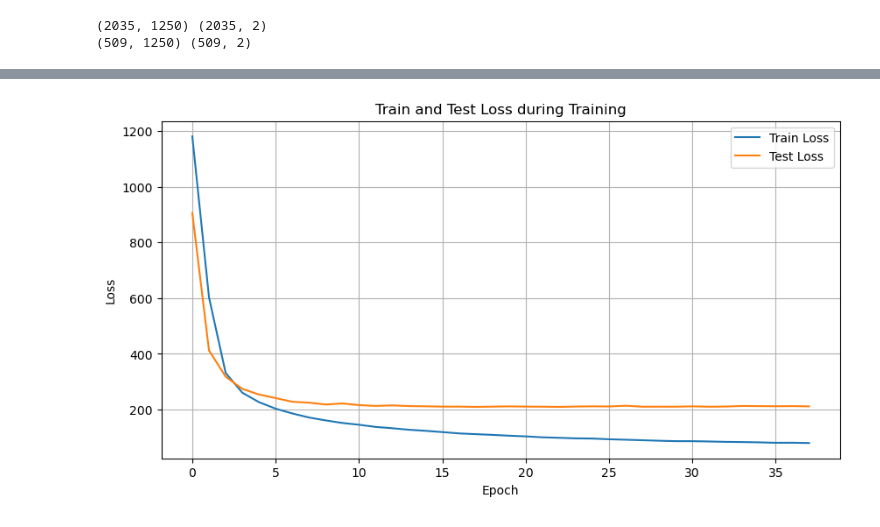
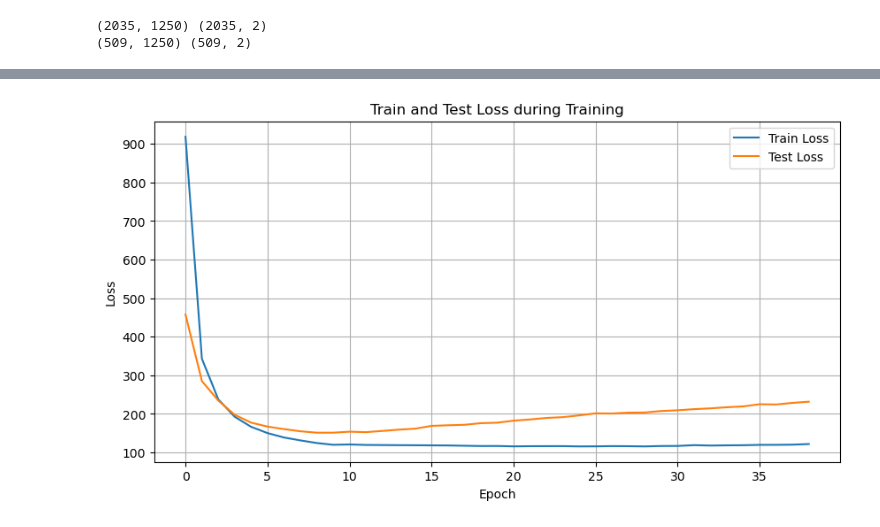
Before and after one commit to phucnguyenhoank/giua_ky_final, a Jupyter notebook: t2.ipynb, the cells around one changed output, grey strips where cells are left out. Saved outputs shown, nothing was run; the diff lists cells and outputs as text; code cells hidden in the pictures.

```diff
--- a/t2.ipynb
+++ b/t2.ipynb
@@ -392,10 +407,13 @@ class CVAE(nn.Module):
 def loss_function(x_recon, x, mean, logvar, beta=2):
     mse = F.mse_loss(x_recon, x, reduction='sum')
     kl = -0.5 * torch.sum(1 + logvar - mean.pow(2) - logvar.exp())
-    return mse + beta * kl
+    return mse + beta * kl, mse, kl, beta
 # %%
 from torch.utils.data import DataLoader, TensorDataset
+import torch
+import matplotlib.pyplot as plt
 
+# Giả sử X_train, C_train, X_test, C_test đã được định nghĩa
 # Chuyển thành tensor
 X_train_tensor = torch.FloatTensor(X_train)
 C_train_tensor = torch.FloatTensor(C_train)
@@ -410,7 +428,8 @@ test_dataset = TensorDataset(X_test_tensor, C_test_tensor)
 test_loader = DataLoader(test_dataset, batch_size=32, shuffle=False)
 
 # Khởi tạo mô hình và optimizer
-cvae = CVAE()
+latent_dim = 32
+cvae = CVAE(input_dim=segment_length, condition_dim=2, latent_dim=latent_dim)
 optimizer = torch.optim.Adam(cvae.parameters(), lr=1e-3)
 
 # Danh sách lưu loss
@@ -419,37 +438,65 @@ test_losses = []
 best_test_loss = float('inf')
 best_model_path = 'best_cvae_model.pth'
 
-# Huấn luyện
+# Cài đặt cho KL annealing
 num_epochs = 500
-patience = 20
+warmup_epochs = 10      # Số epoch warm-up (beta = 0 trong giai đoạn warm-up)
+anneal_duration = 40    # Số epoch tăng beta từ 0 đến 1 sau warm-up
+patience = 30
 no_improve = 0
+
 for epoch in range(num_epochs):
+    # Tính beta dựa trên KL annealing với warm-up
+    if epoch < warmup_epochs:
+        beta_val = 0.0
+    else:
+        beta_val = min(1.0, (epoch - warmup_epochs + 1) / anneal_duration)
+
     # Huấn luyện trên tập train
     cvae.train()
     total_train_loss = 0
+    total_train_kl_loss = 0
+    total_train_mse_loss = 0
+
     for x, condition in train_loader:
         x_recon, mean, logvar = cvae(x, condition)
-        loss = loss_function(x_recon, x, mean, logvar, beta=0.5)
+        # Giả sử loss_function trả về (loss, mse, kl, beta)
+        loss, mse, kl, beta_out = loss_function(x_recon, x, mean, logvar, beta=beta_val)
 
         optimizer.zero_grad()
         loss.backward()
         optimizer.step()
+
         total_train_loss += loss.item()
+        total_train_kl_loss += kl.item()
+        total_train_mse_loss += mse.item()
 
     avg_train_loss = total_train_loss / len(train_loader.dataset)
+    avg_train_kl_loss = total_train_kl_loss / len(train_loader.dataset)
+    avg_train_mse_loss = total_train_mse_loss / len(train_loader.dataset)
     train_losses.append(avg_train_loss)
+    if (epoch + 1) % 10 == 0:
+        print(f"Epoch {epoch+1}, Train Loss: {avg_train_loss:.4f}, MSE: {avg_train_mse_loss:.4f}, KL: {avg_train_kl_loss:.4f}, Beta: {beta_val:.4f}")
 
     # Đánh giá trên tập test
     cvae.eval()
     total_test_loss = 0
+    total_test_kl_loss = 0
+    total_test_mse_loss = 0
     with torch.no_grad():
         for x, condition in test_loader:
             x_recon, mean, logvar = cvae(x, condition)
-            loss = loss_function(x_recon, x, mean, logvar, beta=0.5)
+            loss, mse, kl, beta_out = loss_function(x_recon, x, mean, logvar, beta=beta_val)
             total_test_loss += loss.item()
+            total_test_kl_loss += kl.item()
+            total_test_mse_loss += mse.item()
 
     avg_test_loss = total_test_loss / len(test_loader.dataset)
+    avg_test_kl_loss = total_test_kl_loss / len(test_loader.dataset)
+    avg_test_mse_loss = total_test_mse_loss / len(test_loader.dataset)
     test_losses.append(avg_test_loss)
+    if (epoch + 1) % 10 == 0:
+        print(f"Epoch {epoch+1}, Test Loss: {avg_test_loss:.4f}, MSE: {avg_test_mse_loss:.4f}, KL: {avg_test_kl_loss:.4f}")
 
     # Lưu mô hình tốt nhất dựa trên test loss
     if avg_test_loss < best_test_loss:
@@ -464,10 +511,10 @@ for epoch in range(num_epochs):
         break
 
     if (epoch + 1) % 10 == 0:
-        print(f"Epoch {epoch+1}, Train Loss: {avg_train_loss:.4f}, Test Loss: {avg_test_loss:.4f}")
+        print(f"--- Epoch {epoch+1}: Train Loss: {avg_train_loss:.4f}, Test Loss: {avg_test_loss:.4f}")
 
 # Đọc lại mô hình tốt nhất
-cvae_loaded = CVAE()
+cvae_loaded = CVAE(input_dim=segment_length, condition_dim=2, latent_dim=latent_dim)
 cvae_loaded.load_state_dict(torch.load(best_model_path))
 cvae_loaded.eval()
 
@@ -488,5 +541,5 @@ Epoch 30, Train Loss: 87.0125, Test Loss: 210.6632
 Early stopping triggered!
-[figure, old version]
+[figure, new version]
 # %%
 # Đánh giá trên tập test (MSE trung bình)
 cvae_loaded.eval()
```
Also changed, not shown: parts of 7 cells of this notebook, 1 other file.
